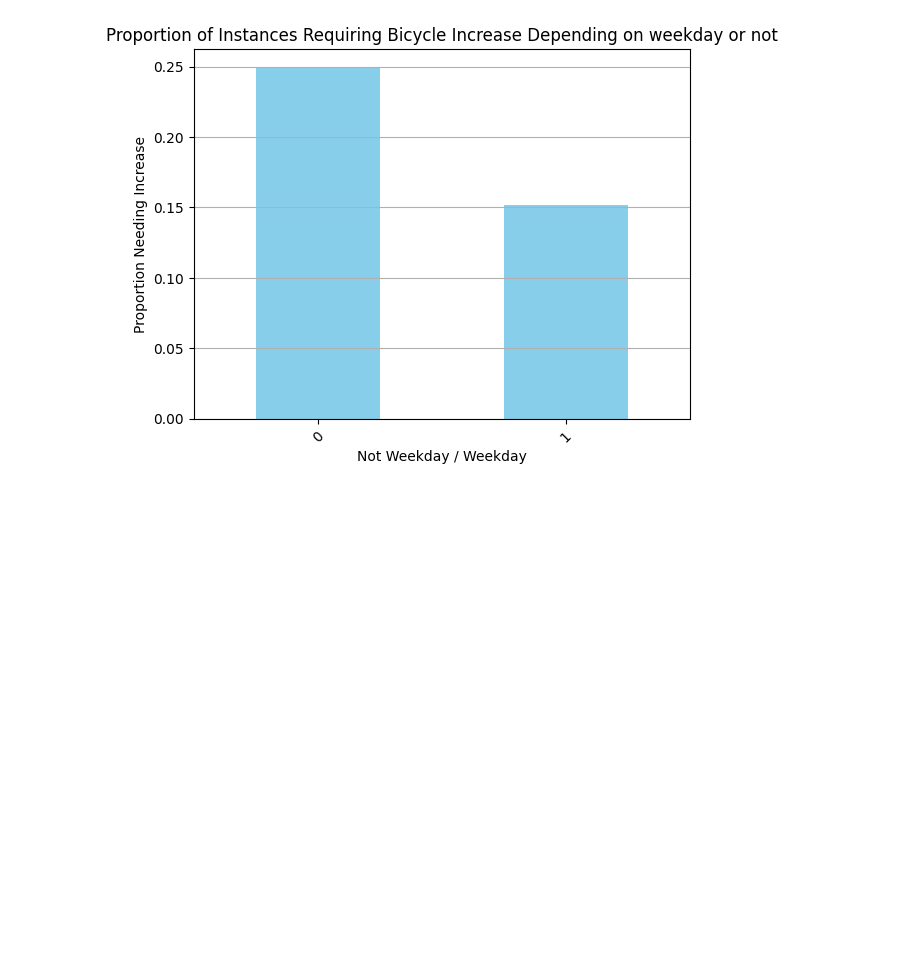
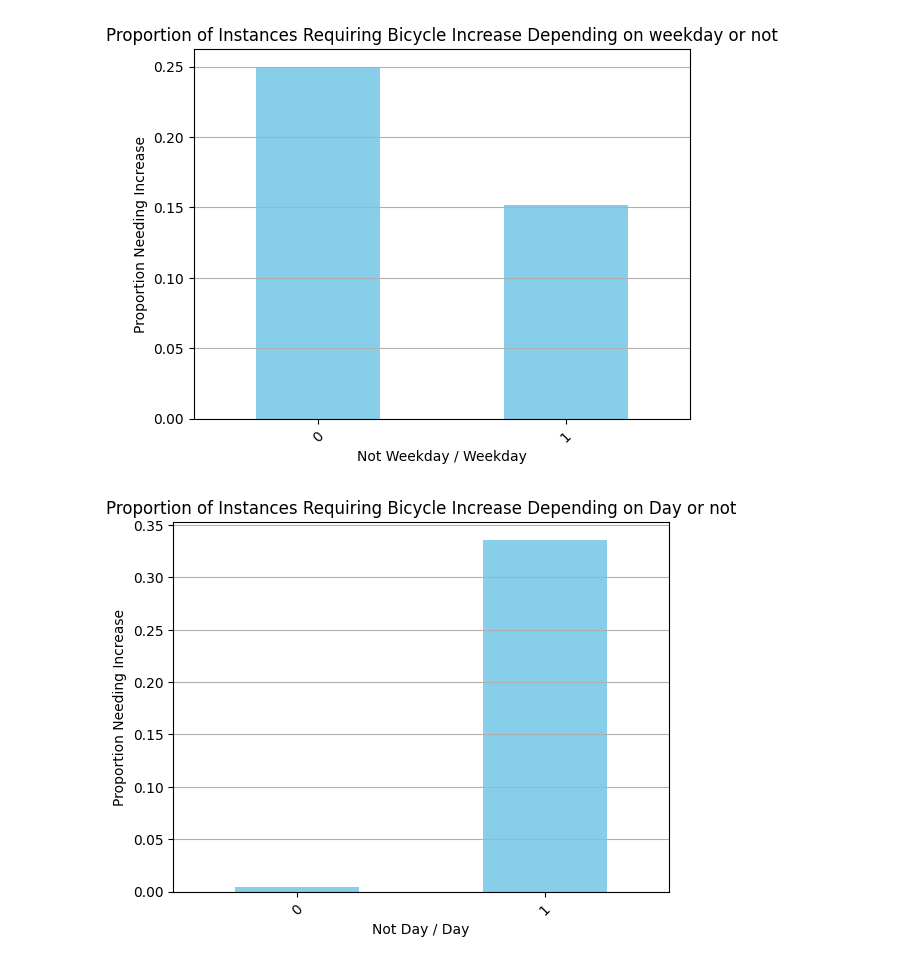
Before and after one commit to ViktorBakken/SM-r, a Jupyter notebook: data_analysis/analysis_of_rest.ipynb, the cells around one changed output. Cells and saved outputs as stored; diff of their text form; code cells hidden in the pictures; blank space fills up the shorter version.

```diff
--- a/data_analysis/analysis_of_rest.ipynb
+++ b/data_analysis/analysis_of_rest.ipynb
@@ -241,0 +250,18 @@ plt.grid(axis='y')
+# %%
+#Day or night feature. Som man ser på grafen är det nästan aldrig en ökning under natten (bra feature)
+
+#Enl truls graf borde dessa vara de optimala timmarna att välja
+df['day_or_night'] = df['hour_of_day'].apply(lambda x: 1 if 8 <= x < 21 else 0)
+
+
+day_or_night_trend = df.groupby('day_or_night')['increase_stock'].mean()
+
+plt.figure()
+day_or_night_trend.plot(kind='bar', color='skyblue')
+plt.title("Proportion of Instances Requiring Bicycle Increase Depending on Day or not")
+plt.xlabel("Not Day / Day")
+plt.ylabel("Proportion Needing Increase")
+plt.xticks(rotation=45)
+plt.grid(axis='y')
+# %% [output]
+[figure, added]
```
Also changed, not shown: parts of 6 cells of this notebook, 1 other file.
